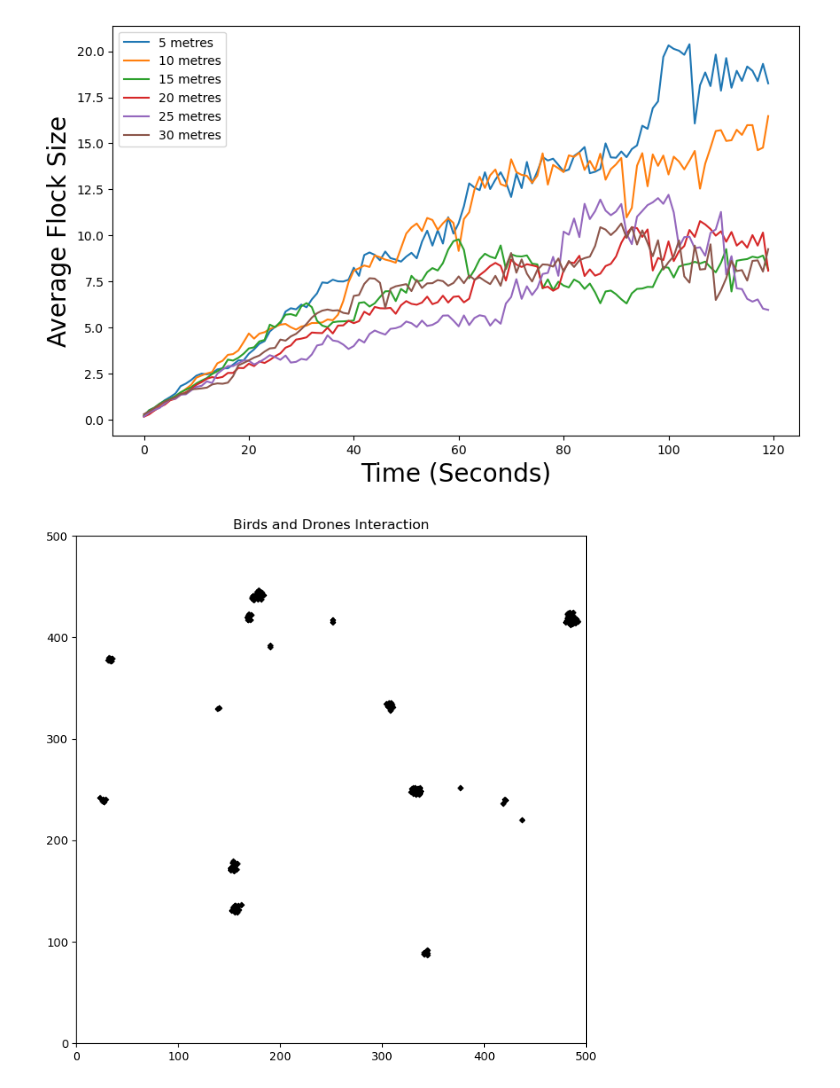
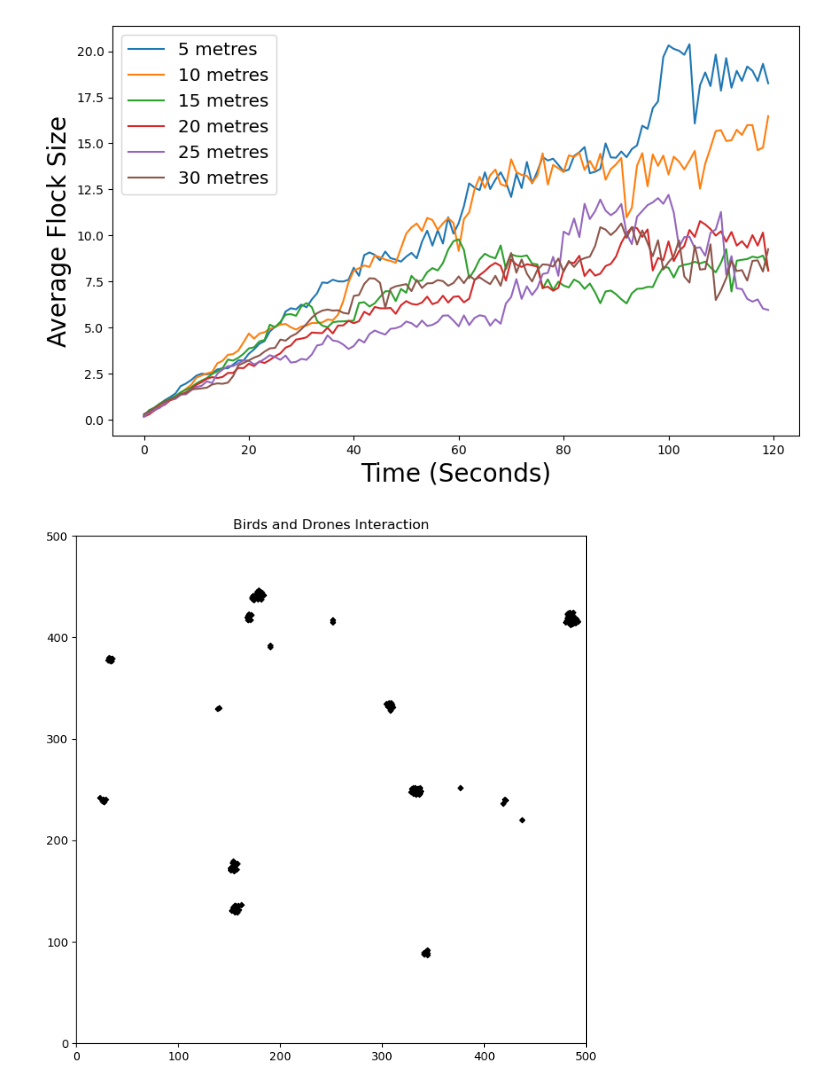
Before and after one commit to orlaghk/Flocking-Drone-Control, a Jupyter notebook: dispersing_model_graphing.ipynb, the cells around one changed output. Drawn from its saved outputs; the diff is of its cells as text; code cells hidden in the pictures.

```diff
--- a/dispersing_model_graphing.ipynb
+++ b/dispersing_model_graphing.ipynb
@@ -448,19 +448,19 @@ for Rd in drone_radii:
 # %%
 # Plot the results
 plt.figure(figsize=(10, 6))
 for Rd, avg_flock_sizes in zip(drone_radii, all_flock_sizes):
     plt.plot(range(Nt), avg_flock_sizes, label=f'{Rd} metres')
 plt.xlabel('Time (Seconds)',size=20)
 plt.ylabel('Average Flock Size',size=20)
 plt.title('')
-plt.legend()
+plt.legend(fontsize='x-large')
 
 # Save the figure as a PDF file
 plt.savefig('dispering_changing_drone_radii.pdf', format='pdf')
 
 plt.show()
 # %% [output]
-[figure, old version]
+[figure, new version]
 # %%
 # import numpy as np
 
```
Also changed, not shown: parts of 3 cells of this notebook, 4 other files.
